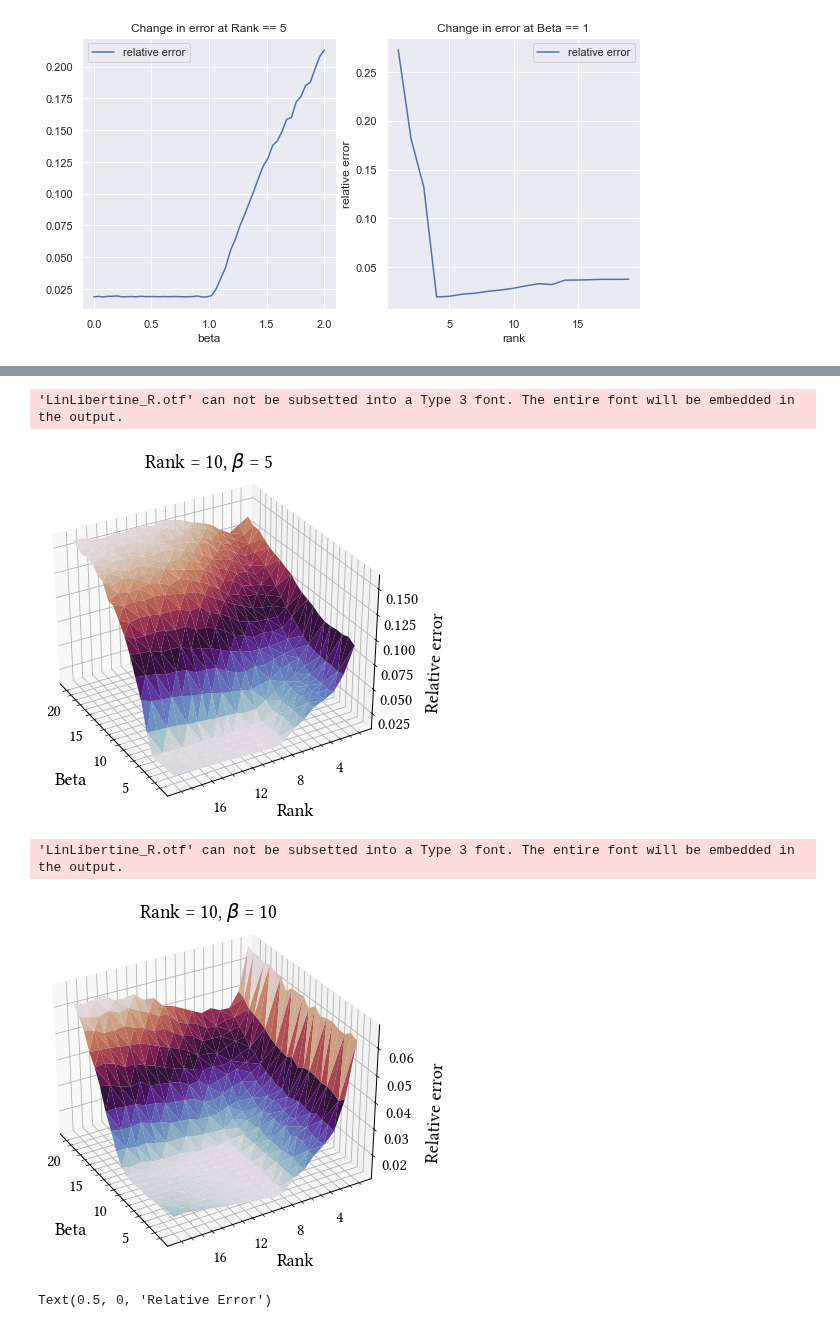
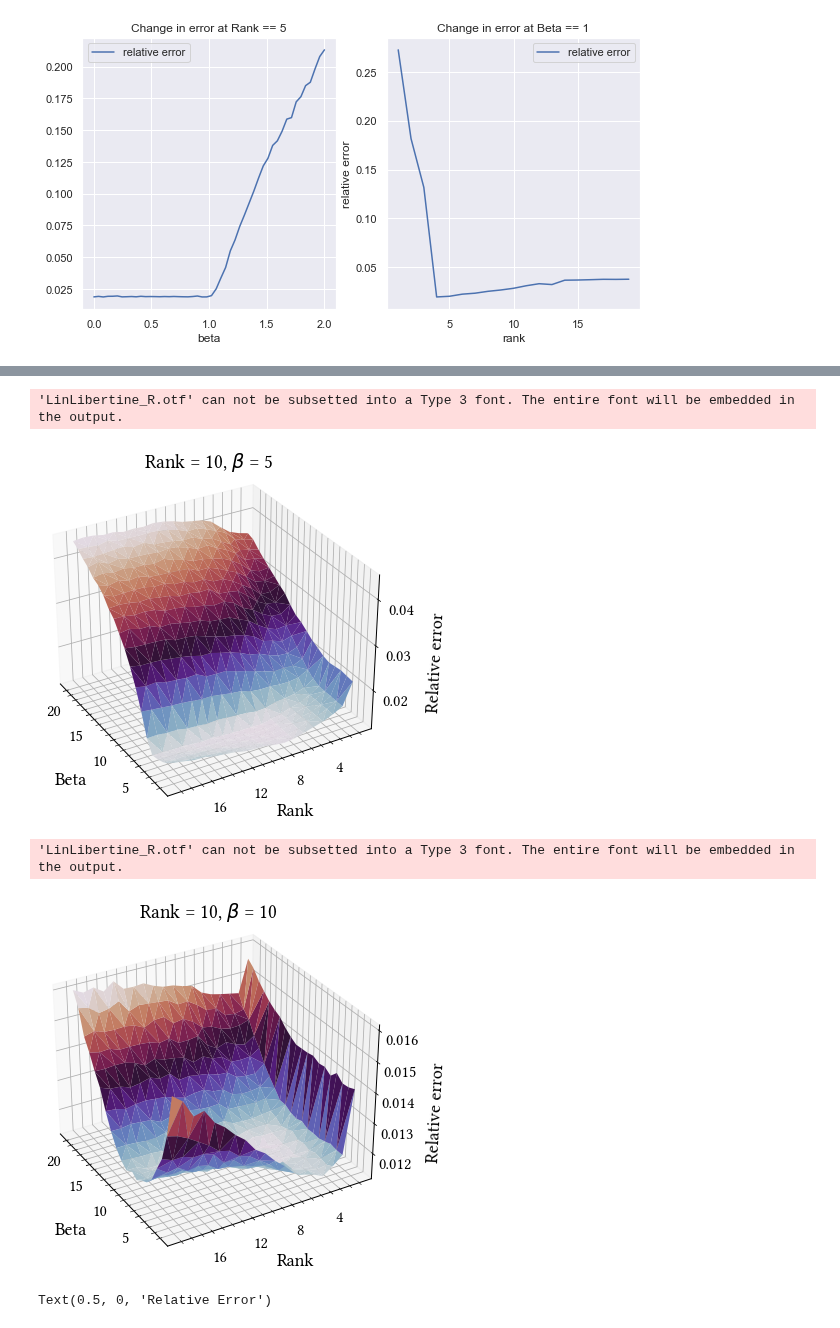
Before and after one commit to kevin-q2/Covid_Diffusion, a Jupyter notebook: analysis/diffusion_nmf_testing.ipynb, the cells around one changed output, grey strips where cells are left out. Drawn from its saved outputs; the diff is of its cells as text; code cells hidden in the pictures.

```diff
--- a/analysis/diffusion_nmf_testing.ipynb
+++ b/analysis/diffusion_nmf_testing.ipynb
@@ -513,5 +512,5 @@ fig.savefig('C:/Users/kq146/code/covid_college_tracker/diff_nmf_paper/figures/gr
 # %%
-grid_10_5 = pd.read_csv("./testing_data/grid_search_10_5.csv")
+grid_10_5 = pd.read_csv("./testing_data/grid_search_10_5_geo.csv")
 #grid_10_5 = grid_10_5.loc[grid_10_5["beta"] <= 6]
 fig = plt.figure(figsize = (10,6))
 ax = fig.gca(projection='3d')
@@ -533,37 +532,37 @@ ax.set_title("Rank = 10, " + r'$\beta$ = 5')
 ax.view_init(30,150)
 ax.dist = 9
 
-fig.savefig('C:/Users/kq146/code/covid_college_tracker/diff_nmf_paper/figures/grid_10.5.pdf')
+fig.savefig('C:/Users/kq146/code/covid_college_tracker/diff_nmf_paper/figures/grid_10-5.pdf')
 # %% [output]
 'LinLibertine_R.otf' can not be subsetted into a Type 3 font. The entire font will be embedded in the output.
-[figure, old version]
+[figure, new version]
 # %%
-grid_10_10 = pd.read_csv("./testing_data/grid_search_10_10.csv")
+grid_10_10 = pd.read_csv("./testing_data/grid_search_10_10_geo.csv")
 #grid_10_10 = grid_10_10.loc[grid_10_10["relative error"] < 0.5]
 fig = plt.figure(figsize = (10,6))
 ax = fig.gca(projection='3d')
 ax.plot_trisurf(grid_10_10['beta'], grid_10_10['rank'], grid_10_10['relative error'], cmap=plt.cm.twilight, linewidth=0.2)
 
 ax.xaxis.set_tick_params(which='major', size=7, width=1, direction='out')
 ax.xaxis.set_tick_params(which='minor', size=4, width=1, direction='out')
 ax.yaxis.set_tick_params(which='major', size=7, width=1, direction='out')
 ax.yaxis.set_tick_params(which='minor', size=4, width=1, direction='out')
 ax.xaxis.set_major_locator(mpl.ticker.MultipleLocator(5))
 ax.xaxis.set_minor_locator(mpl.ticker.MultipleLocator(1))
 ax.yaxis.set_major_locator(mpl.ticker.MultipleLocator(4))
 ax.yaxis.set_minor_locator(mpl.ticker.MultipleLocator(1))
 
 ax.set_xlabel("Beta", fontsize = 18, labelpad = 13)
 ax.set_ylabel("Rank", fontsize = 18, labelpad = 10)
 ax.set_zlabel("Relative error", fontsize = 18, labelpad = 10)
 ax.set_title("Rank = 10, " + r'$\beta$ = 10')
 ax.view_init(30,150)
 ax.dist = 9
 
-fig.savefig('C:/Users/kq146/code/covid_college_tracker/diff_nmf_paper/figures/grid_10.10.pdf')
+fig.savefig('C:/Users/kq146/code/covid_college_tracker/diff_nmf_paper/figures/grid_10-10.pdf')
 # %% [output]
 'LinLibertine_R.otf' can not be subsetted into a Type 3 font. The entire font will be embedded in the output.
-[figure, old version]
+[figure, new version]
 # %%
 fig1 = plt.figure(figsize = (15,15))
 
```
Also changed, not shown: parts of 6 cells of this notebook, 11 other files.
